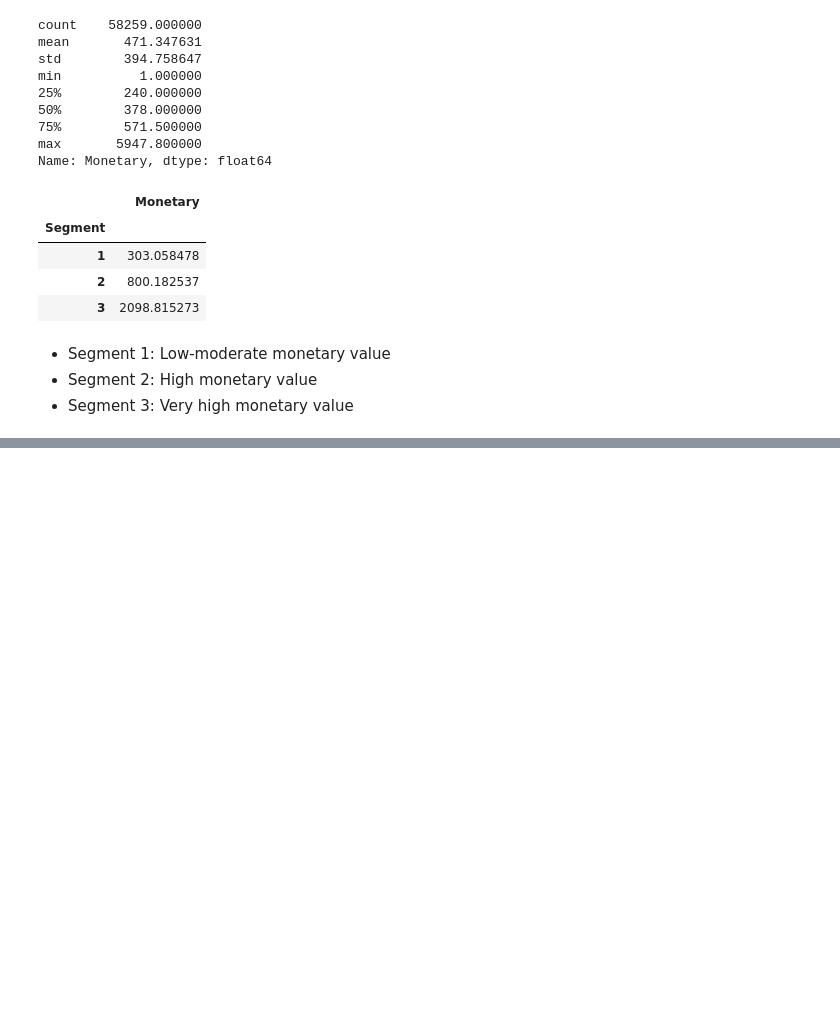
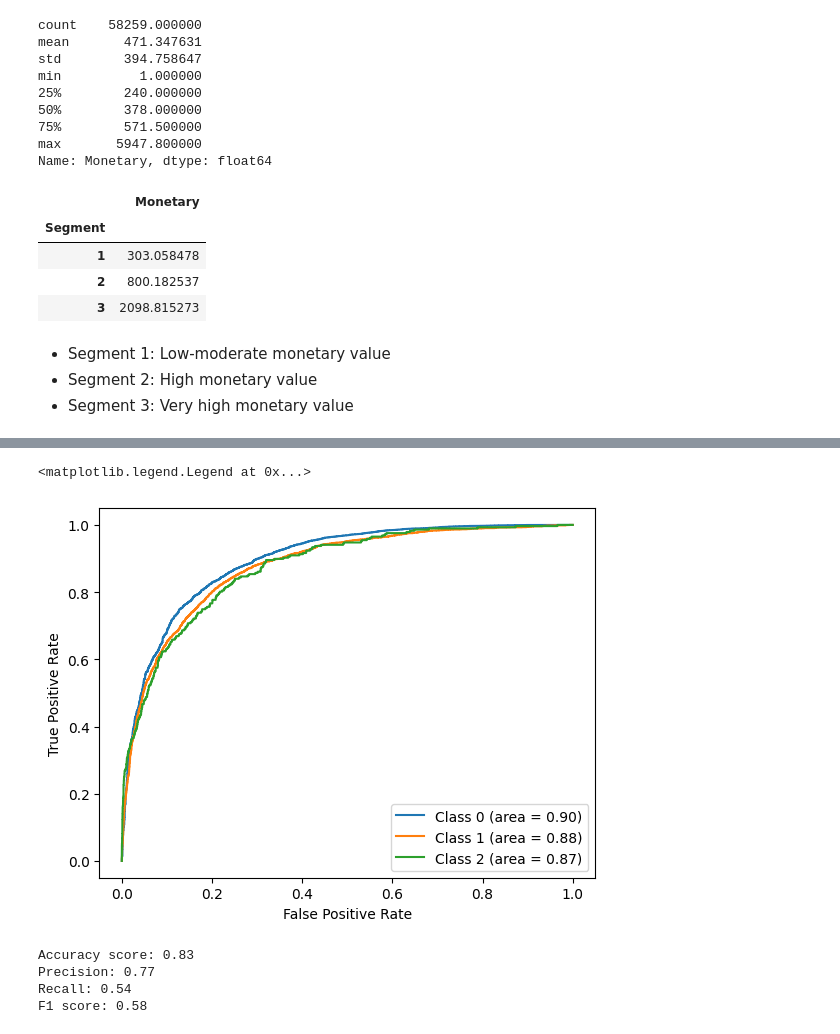
Before and after one commit to Buwoo/BT4211_Hotel, a Jupyter notebook: Hotel_Segmentation.ipynb, the cells around one changed output, grey strips where cells are left out. Saved outputs shown, nothing was run; the diff lists cells and outputs as text; code cells hidden in the pictures; blank space fills up the shorter version.

```diff
--- a/Hotel_Segmentation.ipynb
+++ b/Hotel_Segmentation.ipynb
@@ -439,0 +421,49 @@ plt.show()
+# %%
+from sklearn.multiclass import OneVsRestClassifier
+from sklearn.preprocessing import label_binarize
+from sklearn.metrics import roc_curve, auc
+
+# Binarize the target variable
+y_test_binarized = label_binarize(y_test, classes=[1, 2, 3])
+
+# Create a OneVsRestClassifier
+clf = OneVsRestClassifier(RandomForestClassifier(**best_params))
+clf.fit(X_train, y_train)
+
+# Calculate the false positive rate and true positive rate at different thresholds for each class
+fpr = dict()
+tpr = dict()
+roc_auc = dict()
+for i in range(3):
+    fpr[i], tpr[i], _ = roc_curve(y_test_binarized[:, i], clf.predict_proba(X_test)[:, i])
+    roc_auc[i] = auc(fpr[i], tpr[i])
+
+# Plot the ROC curve for each class
+for i in range(3):
+    plt.plot(fpr[i], tpr[i], label=f'Class {i} (area = {roc_auc[i]:.2f})')
+plt.xlabel('False Positive Rate')
+plt.ylabel('True Positive Rate')
+plt.legend()
+# %% [output]
+<matplotlib.legend.Legend at 0x...>
+[figure, added]
+# %%
+# Since this is a multiclass model, we calculate the performace for each class then averaged them using 'macro' settings
+# Compute the Performance Metric
+
+accuracy = accuracy_score(y_test, y_pred)
+print(f'Accuracy score: {accuracy:.2f}')
+
+precision = precision_score(y_test, y_pred, average='macro')
+print(f'Precision: {precision:.2f}')
+
+recall = recall_score(y_test, y_pred, average='macro')
+print(f'Recall: {recall:.2f}')
+
+f1 = f1_score(y_test, y_pred, average='macro')
+print(f'F1 score: {f1:.2f}')
+# %% [output]
+Accuracy score: 0.83
+Precision: 0.77
+Recall: 0.54
+F1 score: 0.58
```
Also changed, not shown: parts of 60 cells of this notebook.
